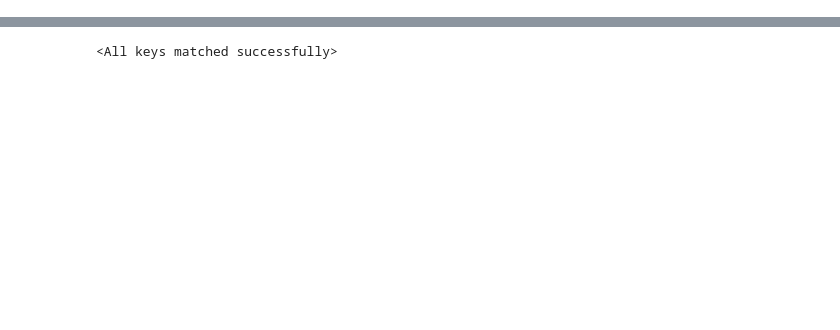
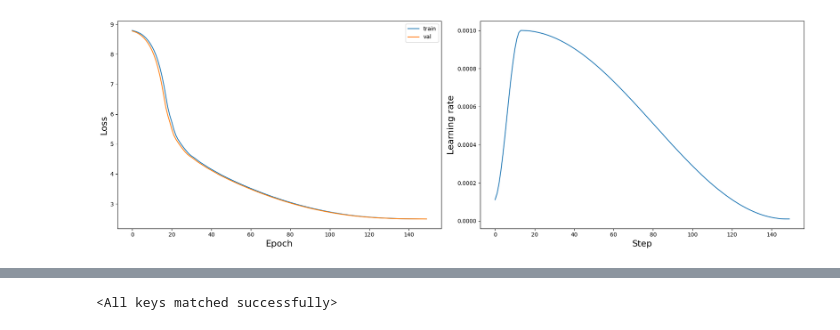
Before and after one commit to Kilka74/BoutiqueLM_HW, a Jupyter notebook: bhw1.ipynb, the cells around one changed output, grey strips where cells are left out. Saved outputs shown, nothing was run; the diff lists cells and outputs as text; code cells hidden in the pictures; blank space fills up the shorter version.

```diff
--- a/bhw1.ipynb
+++ b/bhw1.ipynb
@@ -291,0 +140,6 @@ d = torch.load('checkpoint-epoch150.pth', map_location=torch.device('cpu'))
+# %%
+from tqdm import tqdm
+#datasets
+
+train_dataset = TinyStoriesDataset(files=[files[0]], tokenizer=tokenizer, dataset_size=100)
+val_dataset = TinyStoriesDataset(files=[files[0]], tokenizer=tokenizer, dataset_size=100)
@@ -291,0 +200,21 @@ d = torch.load('checkpoint-epoch150.pth', map_location=torch.device('cpu'))
+# %%
+#!g2.1
+num_workers = 2
+lr = 1e-3
+optimizer = torch.optim.AdamW(decoder.parameters(), lr=lr, betas=(0.9, 0.95), weight_decay=0)
+scheduler = torch.optim.lr_scheduler.OneCycleLR(optimizer=optimizer, max_lr=lr, total_steps=150, pct_start=0.1, final_div_factor=10, div_factor=10)
+train_loader = DataLoader(
+    train_dataset,
+    batch_size=100,
+    shuffle=True,
+    drop_last=True,
+    num_workers=num_workers,
+    pin_memory=True
+)
+
+val_loader = DataLoader(
+    val_dataset,
+    batch_size=100,
+    shuffle=False,
+    num_workers=num_workers
+)
@@ -291,0 +283,17 @@ d = torch.load('checkpoint-epoch150.pth', map_location=torch.device('cpu'))
+# %%
+#!g2.1
+train(
+    model=decoder,
+    num_epochs=150,
+    optimizer=optimizer,
+    scheduler=scheduler,
+    train_loader=train_loader,
+    val_loader=val_loader,
+    wandb_log=False,
+    # device=torch.device("cuda:0")
+)
+
+# _save_checkpoint(decoder, optimizer, 100)
+# wandb.finish()
+# %% [output]
+[figure, added]
```
Also changed, not shown: parts of 48 cells of this notebook, 3 other files.
